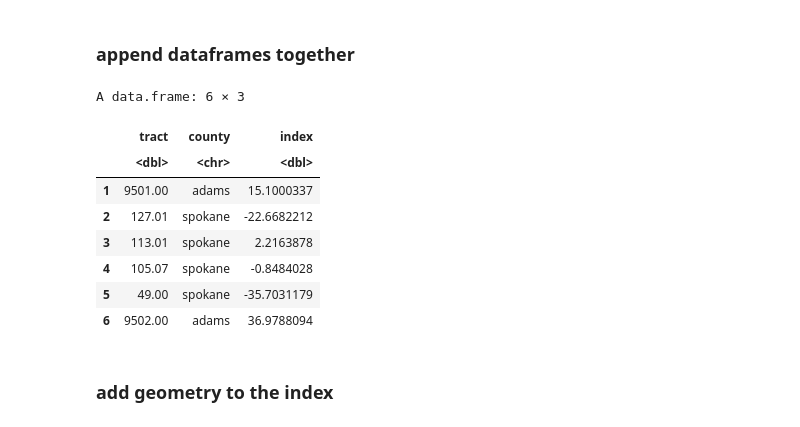
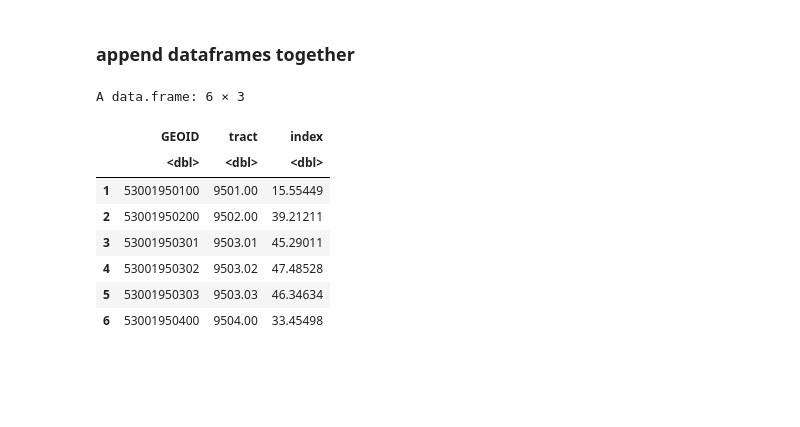
Before and after one commit to nicholasptran/eastern-washington-digital-equity, a Jupyter notebook: app/notebooks_and_testing/pc.ipynb, the cells around one changed output. Drawn from its saved outputs; the diff is of its cells as text; code cells hidden in the pictures; blank space fills up the shorter version.

```diff
--- a/app/notebooks_and_testing/pc.ipynb
+++ b/app/notebooks_and_testing/pc.ipynb
@@ -1,8 +1,8 @@
 # %%
 library(tidyverse)
 
-standardized_data <- read.csv("../data/z_score_data.csv")
-standardized_data <- standardized_data[3:27]
+standardized_data <- read.csv("../data/standardized_data.csv")
+standardized_data <- standardized_data %>% select(-GEOID, -tract)
 
-standardized_data_all <- read.csv("../data/z_score_data.csv")
-standardized_data_all <- standardized_data_all[1:27]
+standardized_data_all <- read.csv("../data/standardized_data.csv")
+standardized_data_all <- standardized_data_all
@@ -64,7 +74,7 @@ A matrix: 25 × 4 of type dbl
 # %%
 loadings <- loadings %>%
     as.data.frame() %>%
-    filter(!(row.names(.) %in% c('with_other', 'only_tablet')))
+    filter(!(row.names(.) %in% c('dial_up')))
 
 loadings
 # %% [output]
@@ -165,9 +175,9 @@ A data.frame: 23 × 1
 # %% [markdown]
 ### separate tract and county from dataset to append later
 # %%
-tract_county <- standardized_data_all %>%
-    select(tract, county)
+geoid_tract <- standardized_data_all %>%
+    select(GEOID, tract)
 
-head(tract_county)
+head(geoid_tract)
 # %% [output]
 A data.frame: 6 × 2
@@ -182,6 +192,6 @@ A data.frame: 6 × 2
 # %%
 filtered_standardized_data <- standardized_data_all %>%
-    select(-tract, -county, -with_other, -only_tablet)
+    select(-GEOID, -tract, -dial_up)
 
 head(filtered_standardized_data)
 # %% [output]
@@ -222,20 +232,18 @@ index <- index %>%
 # %% [markdown]
 ### append dataframes together
 # %%
-pc_index <- bind_cols(tract_county, index)
+pc_index <- bind_cols(geoid_tract, index)
 
 head(pc_index)
 # %% [output]
 A data.frame: 6 × 3
-|  | tract | county | index |
-|  | <dbl> | <chr> | <dbl> |
-| 1 | 9501.00 | adams | 15.1000337 |
-| 2 | 127.01 | spokane | -22.6682212 |
-| 3 | 113.01 | spokane | 2.2163878 |
-| 4 | 105.07 | spokane | -0.8484028 |
-| 5 | 49.00 | spokane | -35.7031179 |
-| 6 | 9502.00 | adams | 36.9788094 |
+|  | GEOID | tract | index |
+|  | <dbl> | <dbl> | <dbl> |
+| 1 | 53001950100 | 9501.00 | 15.55449 |
+| 2 | 53001950200 | 9502.00 | 39.21211 |
+| 3 | 53001950301 | 9503.01 | 45.29011 |
+| 4 | 53001950302 | 9503.02 | 47.48528 |
+| 5 | 53001950303 | 9503.03 | 46.34634 |
+| 6 | 53001950400 | 9504.00 | 33.45498 |
 # %%
 # write.csv(pc_index, "../data/pc_index.csv")
-# %% [markdown]
-### add geometry to the index
```
Also changed, not shown: parts of 17 cells of this notebook, 10 other files.
